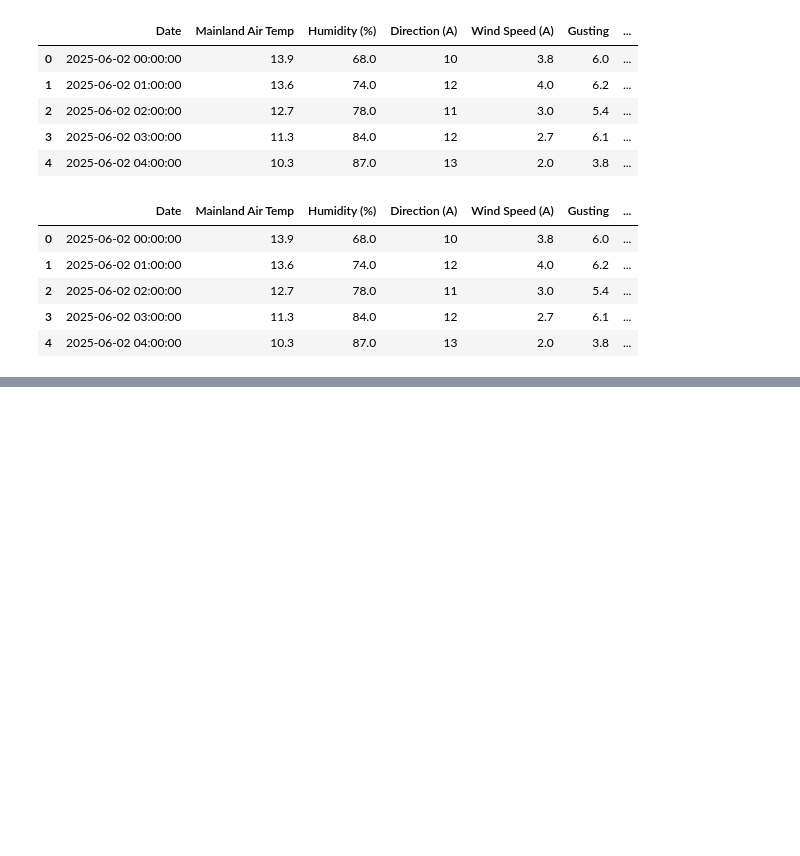
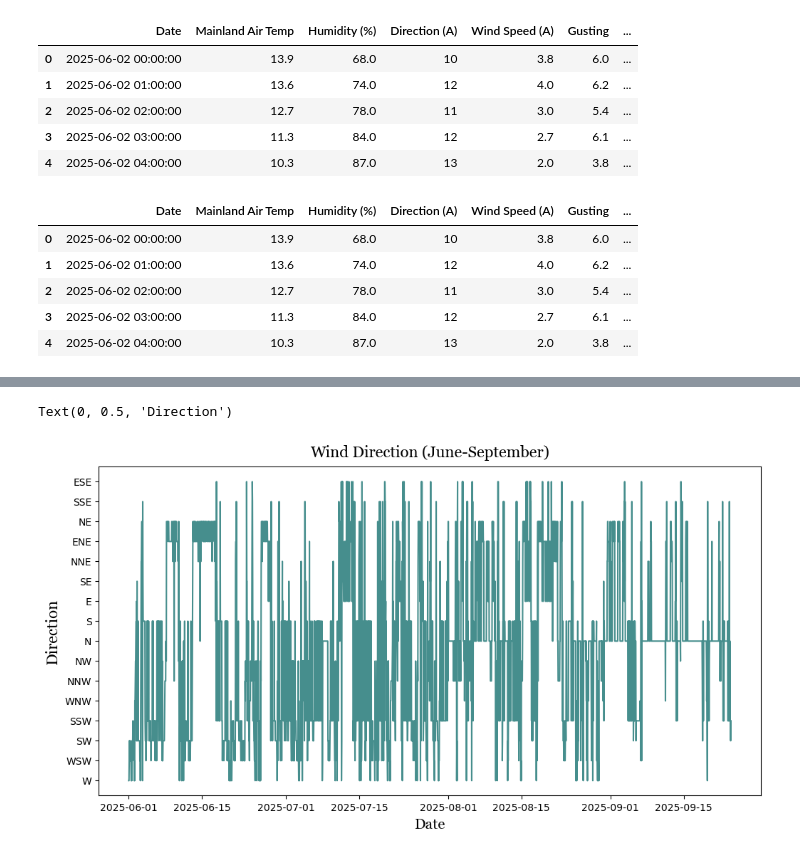
Before and after one commit to Krupamc/Research-2026-LSTM, a Jupyter notebook: graphs/graphs.ipynb, the cells around one changed output, grey strips where cells are left out. Saved outputs shown, nothing was run; the diff lists cells and outputs as text; code cells hidden in the pictures; blank space fills up the shorter version.

```diff
--- a/graphs/graphs.ipynb
+++ b/graphs/graphs.ipynb
@@ -12,6 +20,14 @@ data = pd.read_csv("csv/CLEAN.csv")
 data['Date'] = pd.to_datetime(data['Date'])
 data['Date'] = data['Date'] + pd.to_timedelta(data["Hr"], unit="h")
 data.drop('Hr', axis=1, inplace=True)
+# %%
+raw = pd.read_csv("csv/RAW_data.csv")
+
+#Convert to datetime
+#Convert data into Date time and create date filter
+raw['Date'] = pd.to_datetime(raw['Date'])
+raw['Date'] = raw['Date'] + pd.to_timedelta(raw["Hr"], unit="h")
+raw.drop('Hr', axis=1, inplace=True)
 # %%
 #Open data as csv
 data_p = pd.read_csv("csv/all_predictions.csv")
@@ -35,0 +76,11 @@ data_p.head()
+# %%
+#Plot 3 - Direction over Time? (Not really sure what to do with this one)
+
+plt.figure(figsize=(12,6))
+plt.plot(raw['Date'], raw['Direction (A)'], label='Direction', color='#468e8d')
+plt.title("Wind Direction (June-September)", **myfont, pad=10, fontsize=16)
+plt.xlabel('Date', labelpad=5, **myfont, fontsize=15)
+plt.ylabel('Direction', **myfont, fontsize=16)
+# %% [output]
+Text(0, 0.5, 'Direction')
+[figure, added]
```
Also changed, not shown: parts of 12 cells of this notebook, 2 other files.
